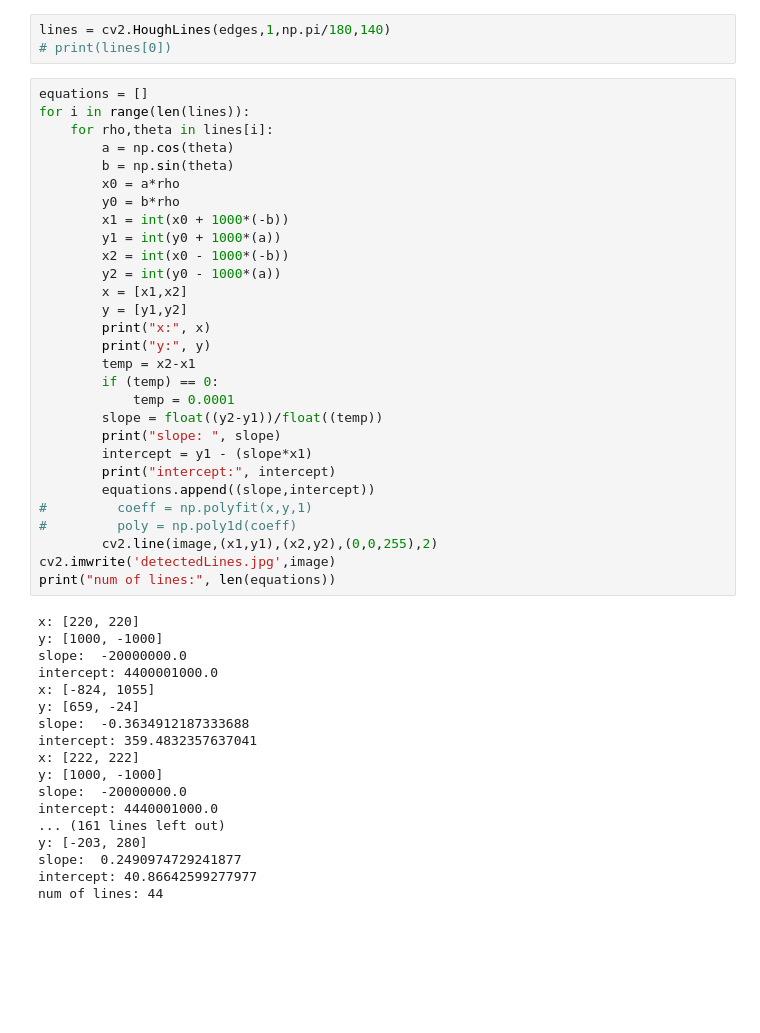
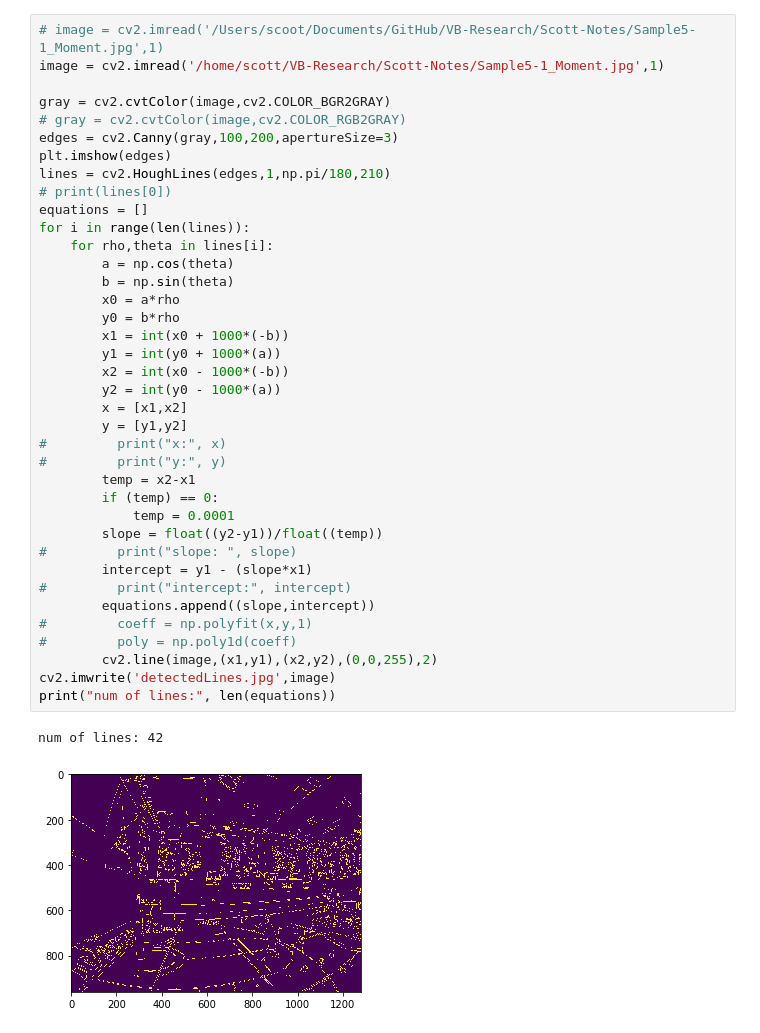
Before and after one commit to bakerscott/VB-Research, a Jupyter notebook: Jupyter/Cluster-Vanishing-Points.ipynb, the cells around one changed output. Cells and saved outputs as stored; diff of their text form; blank space fills up the shorter version.

```diff
--- a/Jupyter/Cluster-Vanishing-Points.ipynb
+++ b/Jupyter/Cluster-Vanishing-Points.ipynb
@@ -23,53 +14,44 @@ plt.imshow(edges)
-# %%
-lines = cv2.HoughLines(edges,1,np.pi/180,140)
-# print(lines[0])
 # %%
+# image = cv2.imread('/Users/scoot/Documents/GitHub/VB-Research/Scott-Notes/Sample5-1_Moment.jpg',1)
+image = cv2.imread('/home/scott/VB-Research/Scott-Notes/Sample5-1_Moment.jpg',1)
+
+gray = cv2.cvtColor(image,cv2.COLOR_BGR2GRAY)
+# gray = cv2.cvtColor(image,cv2.COLOR_RGB2GRAY)
+edges = cv2.Canny(gray,100,200,apertureSize=3)
+plt.imshow(edges)
+lines = cv2.HoughLines(edges,1,np.pi/180,210)
+# print(lines[0])
 equations = []
 for i in range(len(lines)):
     for rho,theta in lines[i]:
         a = np.cos(theta)
         b = np.sin(theta)
         x0 = a*rho
         y0 = b*rho
         x1 = int(x0 + 1000*(-b))
         y1 = int(y0 + 1000*(a))
         x2 = int(x0 - 1000*(-b))
         y2 = int(y0 - 1000*(a))
         x = [x1,x2]
         y = [y1,y2]
-        print("x:", x)
-        print("y:", y)
+#         print("x:", x)
+#         print("y:", y)
         temp = x2-x1
         if (temp) == 0:
             temp = 0.0001
         slope = float((y2-y1))/float((temp))
-        print("slope: ", slope)
+#         print("slope: ", slope)
         intercept = y1 - (slope*x1)
-        print("intercept:", intercept)
+#         print("intercept:", intercept)
         equations.append((slope,intercept))
 #         coeff = np.polyfit(x,y,1)
 #         poly = np.poly1d(coeff)
         cv2.line(image,(x1,y1),(x2,y2),(0,0,255),2)
 cv2.imwrite('detectedLines.jpg',image)
 print("num of lines:", len(equations))
 # %% [output]
-x: [220, 220]
-y: [1000, -1000]
-slope:  -20000000.0
-intercept: 4400001000.0
-x: [-824, 1055]
-y: [659, -24]
-slope:  -0.3634912187333688
-intercept: 359.4832357637041
-x: [222, 222]
-y: [1000, -1000]
-slope:  -20000000.0
-intercept: 4440001000.0
-... (161 lines left out)
-y: [-203, 280]
-slope:  0.2490974729241877
-intercept: 40.86642599277977
-num of lines: 44
+num of lines: 42
+[figure, added]
 # %%
 im2 = cv2.imread('detectedLines.jpg',1)
 im2 = cv2.cvtColor(im2, cv2.COLOR_BGR2RGB)
```
Also changed, not shown: parts of 13 cells of this notebook.
